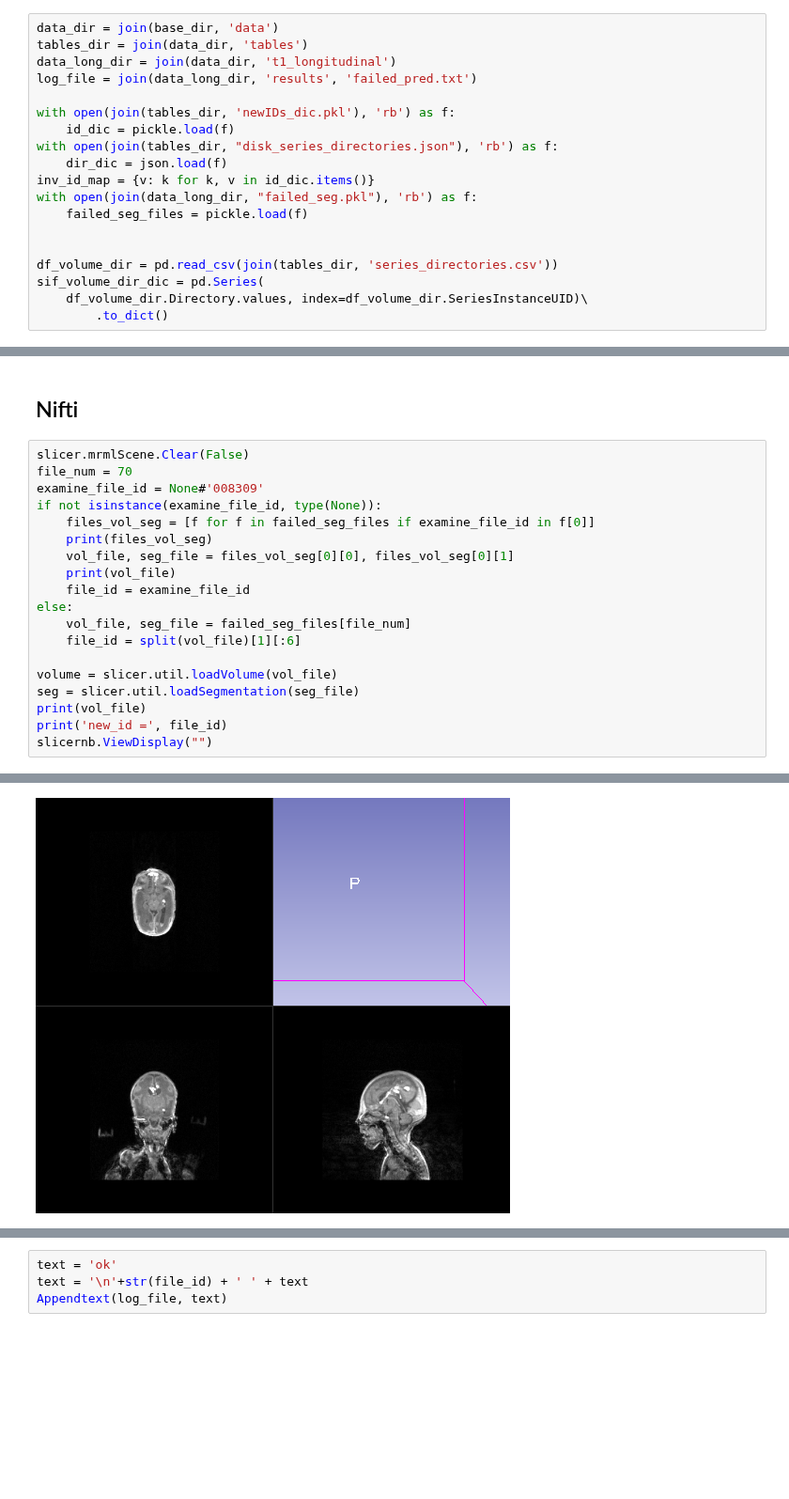
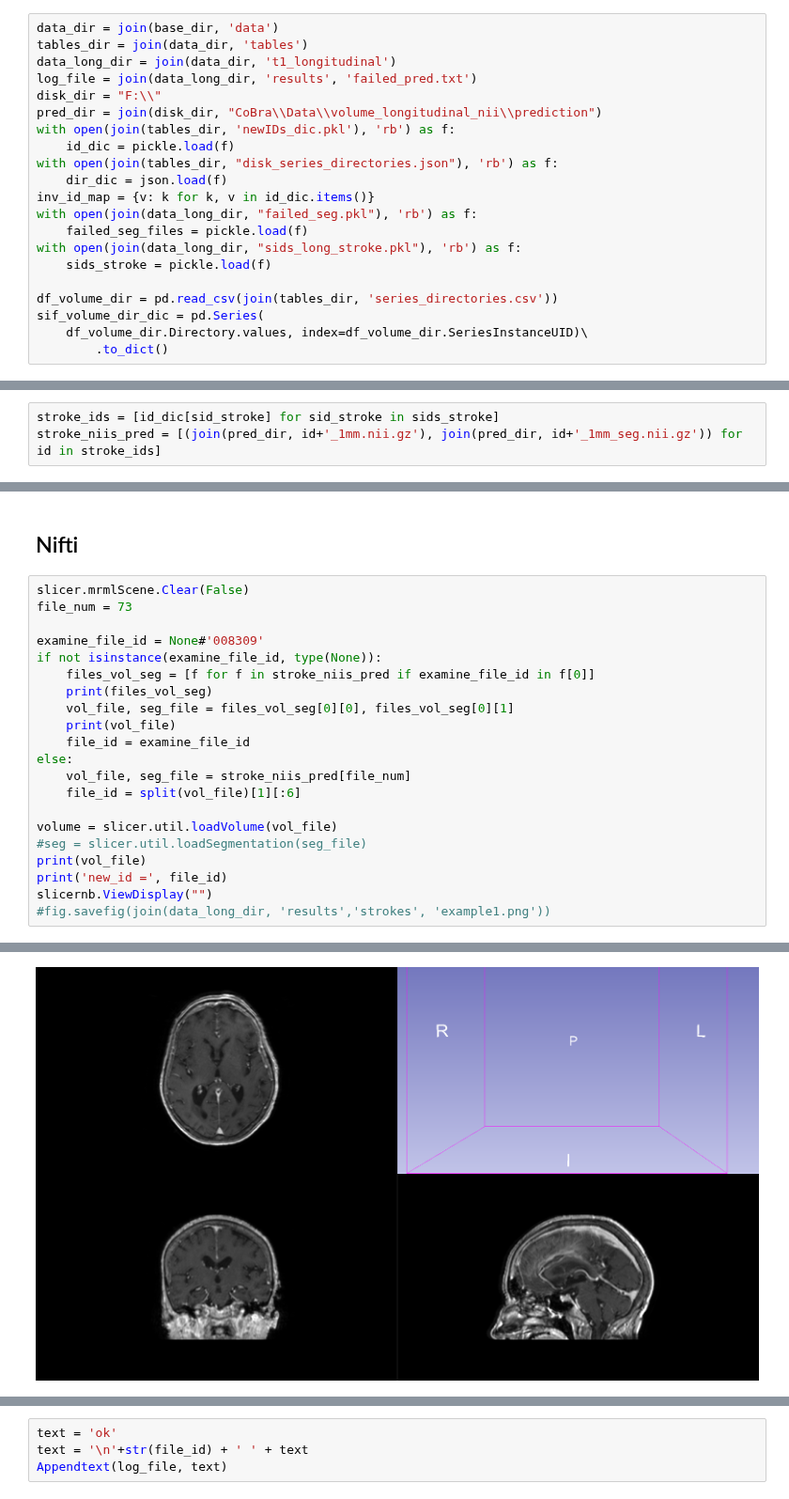
Before and after one commit to Kiril94/Thesis, a Jupyter notebook: cobra/t1_long/check_stroke_patients.ipynb, the cells around one changed output, grey strips where cells are left out. Shown at 94% size. Drawn from its saved outputs; the diff is of its cells as text; blank space fills up the shorter version.

```diff
--- a/cobra/t1_long/check_stroke_patients.ipynb
+++ b/cobra/t1_long/check_stroke_patients.ipynb
@@ -48,7 +48,8 @@ data_dir = join(base_dir, 'data')
 tables_dir = join(data_dir, 'tables')
 data_long_dir = join(data_dir, 't1_longitudinal')
 log_file = join(data_long_dir, 'results', 'failed_pred.txt')
-
+disk_dir = "F:\\"
+pred_dir = join(disk_dir, "CoBra\\Data\\volume_longitudinal_nii\\prediction")
 with open(join(tables_dir, 'newIDs_dic.pkl'), 'rb') as f:
     id_dic = pickle.load(f)
 with open(join(tables_dir, "disk_series_directories.json"), 'rb') as f:
@@ -56,7 +57,8 @@ with open(join(tables_dir, "disk_series_directories.json"), 'rb') as f:
 inv_id_map = {v: k for k, v in id_dic.items()}
 with open(join(data_long_dir, "failed_seg.pkl"), 'rb') as f:
     failed_seg_files = pickle.load(f)
-
+with open(join(data_long_dir, "sids_long_stroke.pkl"), 'rb') as f:
+    sids_stroke = pickle.load(f)
 
 df_volume_dir = pd.read_csv(join(tables_dir, 'series_directories.csv'))
 sif_volume_dir_dic = pd.Series(
@@ -67 +69,4 @@ sif_volume_dir_dic = pd.Series(
+# %%
+stroke_ids = [id_dic[sid_stroke] for sid_stroke in sids_stroke]
+stroke_niis_pred = [(join(pred_dir, id+'_1mm.nii.gz'), join(pred_dir, id+'_1mm_seg.nii.gz')) for id in stroke_ids]
 # %%
@@ -79,21 +84,23 @@ There are now 116 files in the database
 ## Nifti
 # %%
 slicer.mrmlScene.Clear(False)
-file_num = 70
+file_num = 73
+
 examine_file_id = None#'008309'
 if not isinstance(examine_file_id, type(None)):
-    files_vol_seg = [f for f in failed_seg_files if examine_file_id in f[0]]
+    files_vol_seg = [f for f in stroke_niis_pred if examine_file_id in f[0]]
     print(files_vol_seg)
     vol_file, seg_file = files_vol_seg[0][0], files_vol_seg[0][1]
     print(vol_file)
     file_id = examine_file_id
 else:
-    vol_file, seg_file = failed_seg_files[file_num]
+    vol_file, seg_file = stroke_niis_pred[file_num]
     file_id = split(vol_file)[1][:6]
 
 volume = slicer.util.loadVolume(vol_file)
-seg = slicer.util.loadSegmentation(seg_file)
+#seg = slicer.util.loadSegmentation(seg_file)
 print(vol_file)
 print('new_id =', file_id)
 slicernb.ViewDisplay("")
+#fig.savefig(join(data_long_dir, 'results','strokes', 'example1.png'))
 # %% [output]
@@ -102 +109 @@ new_id = 213206
-[figure, old version]
+[figure, new version]
```
Also changed, not shown: parts of 9 cells of this notebook, 2 other files.
